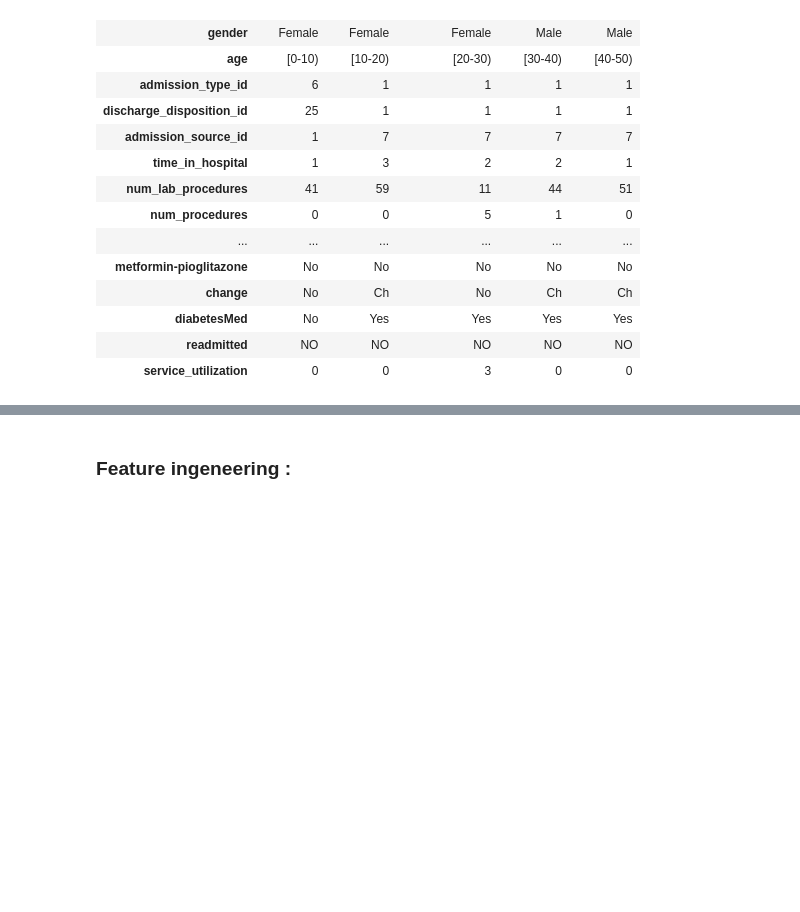
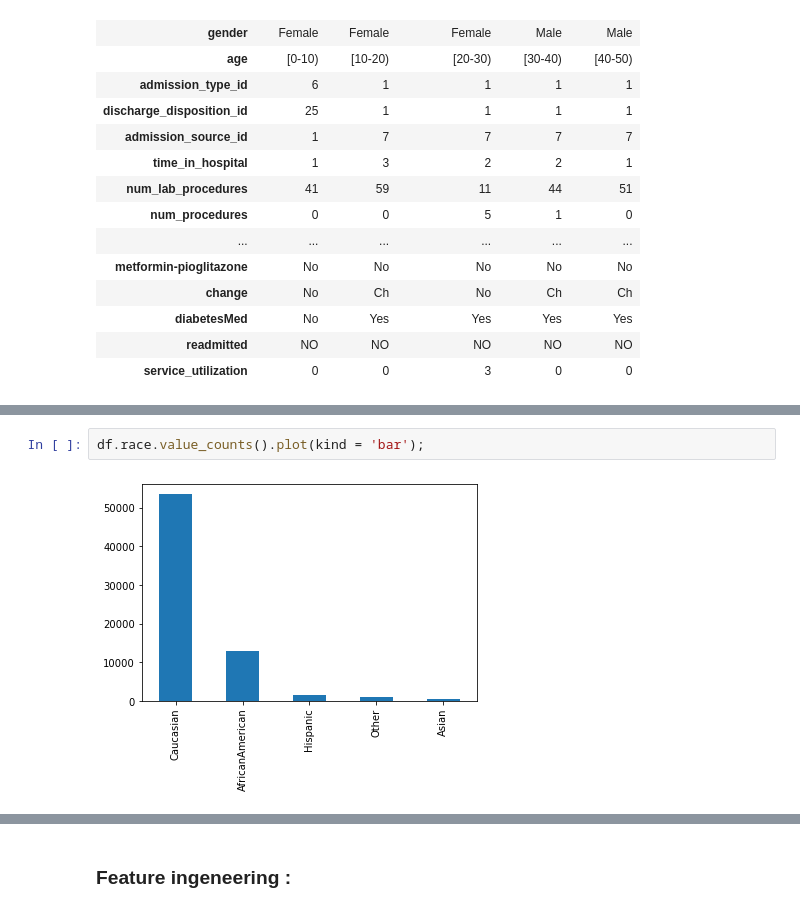
Before and after one commit to minji-km/Diabetes-130-US-hospitals-for-years-1999-2008, a Jupyter notebook: Final project Version Finale.ipynb, the cells around one changed output, grey strips where cells are left out. Drawn from its saved outputs; the diff is of its cells as text; blank space fills up the shorter version.

```diff
--- a/Final project Version Finale.ipynb
+++ b/Final project Version Finale.ipynb
@@ -173,0 +194,4 @@ df.head().T
+# %%
+df.race.value_counts().plot(kind = 'bar');
+# %% [output]
+[figure, added]
```
Also changed, not shown: parts of 12 cells of this notebook.
